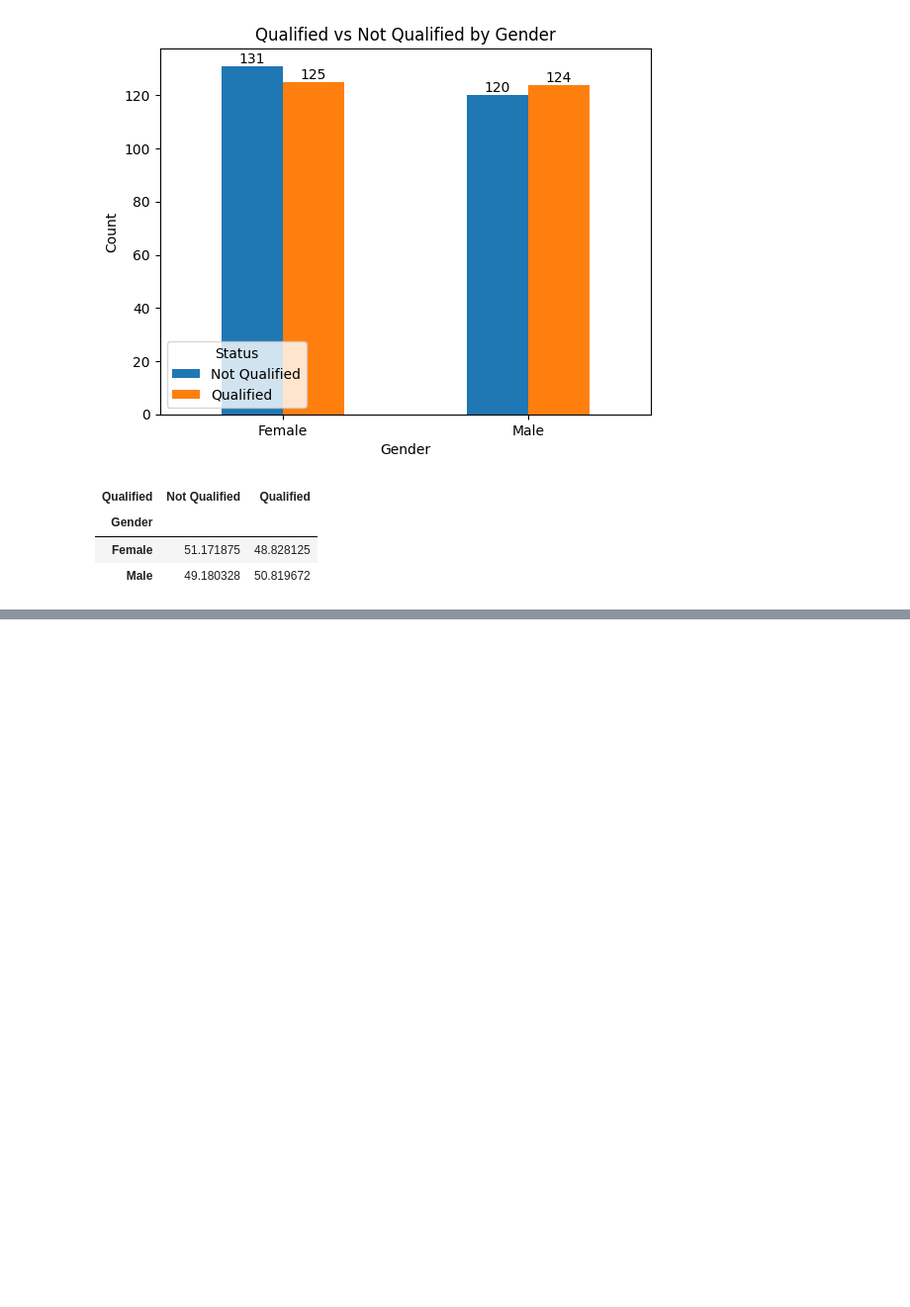
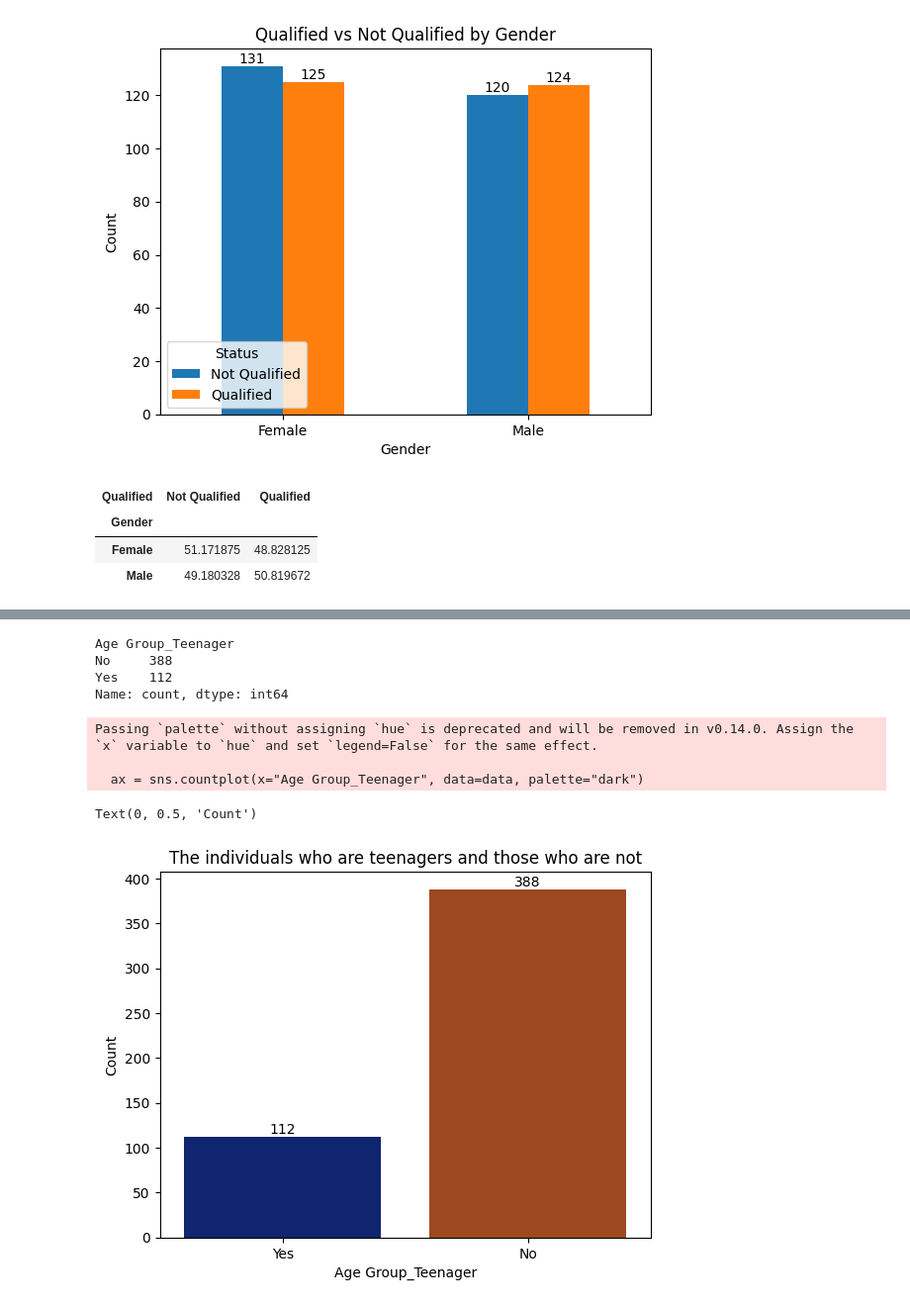
Before and after one commit to sylviaalice58/drivinglincense-, a Jupyter notebook: eda.ipynb, the cells around one changed output, grey strips where cells are left out. Shown at 99% size. Saved outputs shown, nothing was run; the diff lists cells and outputs as text; code cells hidden in the pictures; blank space fills up the shorter version.

```diff
--- a/eda.ipynb
+++ b/eda.ipynb
@@ -25,0 +47,3 @@ Number of duplicate rows: 0
+# %%
+# Reassigning the column with the filled values
+data['Training'] = data['Training'].fillna('NA')
@@ -172,0 +237,32 @@ gender_qualified
+# %%
+# changing the Age Group_Teenager  column to words as 1 is yes and 0 is no
+data['Age Group_Teenager'] = data['Age Group_Teenager'].map({
+    0: 'No',
+    1: 'Yes'
+})
+data['Age Group_Teenager'].value_counts()
+# %% [output]
+Age Group_Teenager
+No     388
+Yes    112
+Name: count, dtype: int64
+# %%
+# 1. Assign the plot to a variable named 'ax'
+ax = sns.countplot(x="Age Group_Teenager", data=data, palette="dark")
+
+# 2. Add the labels using the container from the plot
+# Loop through all containers to label every bar automatically
+for container in ax.containers:
+    ax.bar_label(container)
+
+age_group_counts = data['Age Group_Teenager'].value_counts()
+plt.title("The individuals who are teenagers and those who are not")
+
+plt.xlabel('Age Group_Teenager')
+plt.ylabel('Count')
+# %% [output]
+Passing `palette` without assigning `hue` is deprecated and will be removed in v0.14.0. Assign the `x` variable to `hue` and set `legend=False` for the same effect.
+
+  ax = sns.countplot(x="Age Group_Teenager", data=data, palette="dark")
+Text(0, 0.5, 'Count')
+[figure, added]
```
Also changed, not shown: parts of 9 cells of this notebook.
